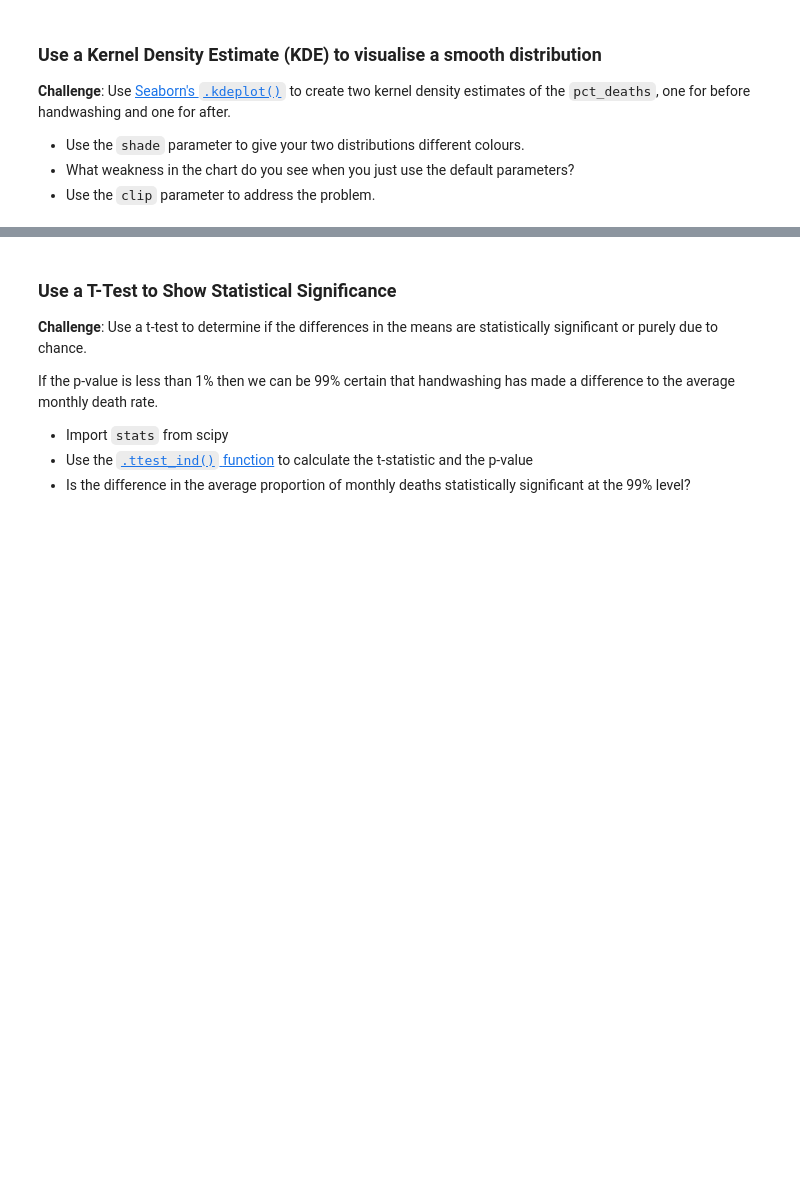
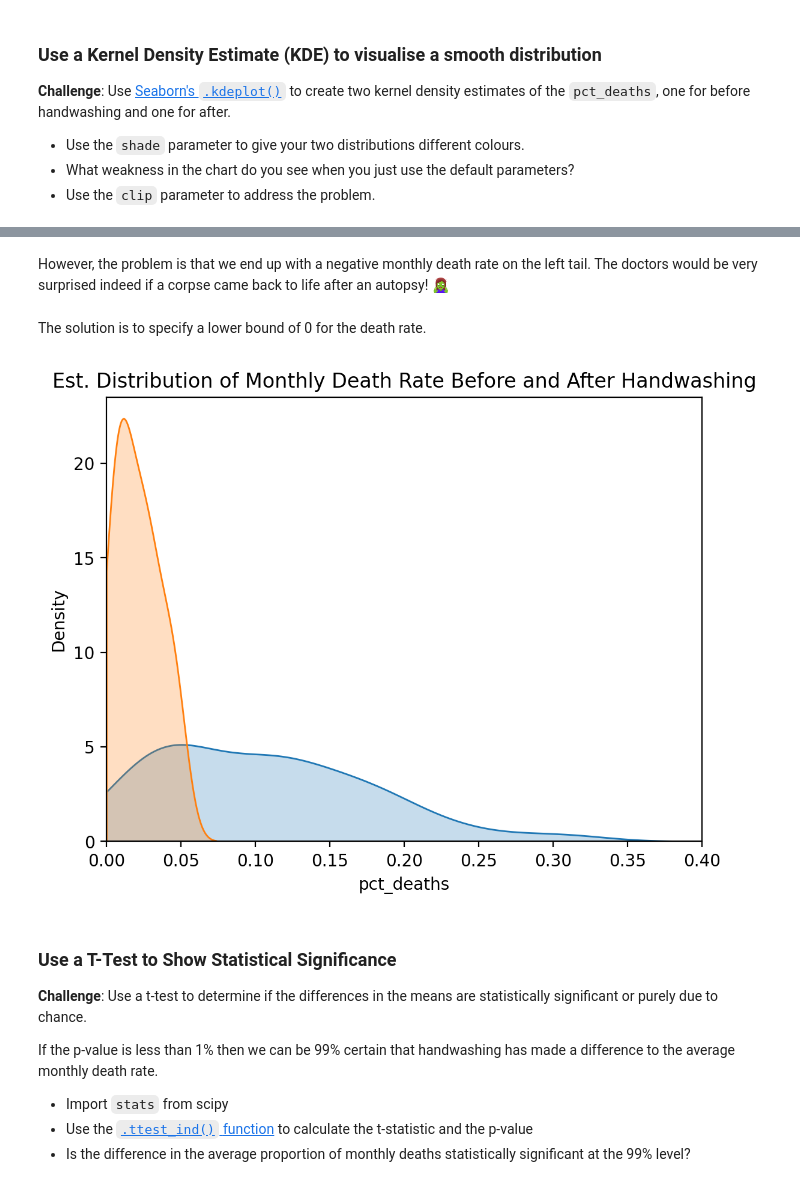
Before and after one commit to ksg-dev/vienna-data-ttests-distributions, a Jupyter notebook: Dr_Semmelweis_Handwashing_Discovery_(start).ipynb, the cells around one changed output, grey strips where cells are left out. Cells and saved outputs as stored; diff of their text form; code cells hidden in the pictures; blank space fills up the shorter version.

```diff
--- a/Dr_Semmelweis_Handwashing_Discovery_(start).ipynb
+++ b/Dr_Semmelweis_Handwashing_Discovery_(start).ipynb
@@ -686,3 +709,30 @@ hist.show()
+# %% [markdown]
+However, the problem is that we end up with a negative monthly death rate on the left tail. The doctors would be very surprised indeed if a corpse came back to life after an autopsy! 🧟‍♀️
+# %% [markdown]
+The solution is to specify a lower bound of 0 for the death rate.
+# %%
+plt.figure(dpi=200)
+
+# By default the distribution estimate includes a negative death rate
+sns.kdeplot(
+    before.pct_deaths,
+    fill=True,
+    clip=(0,1)
+)
+
+sns.kdeplot(
+    after.pct_deaths,
+    fill=True,
+    clip=(0,1)
+)
+
+plt.title('Est. Distribution of Monthly Death Rate Before and After Handwashing')
+
+plt.xlim(0, 0.40)
+
+plt.show()
+# %% [output]
+[figure, added]
 # %% [markdown]
 ### Use a T-Test to Show Statistical Significance
 
```
Also changed, not shown: parts of 3 cells of this notebook.
